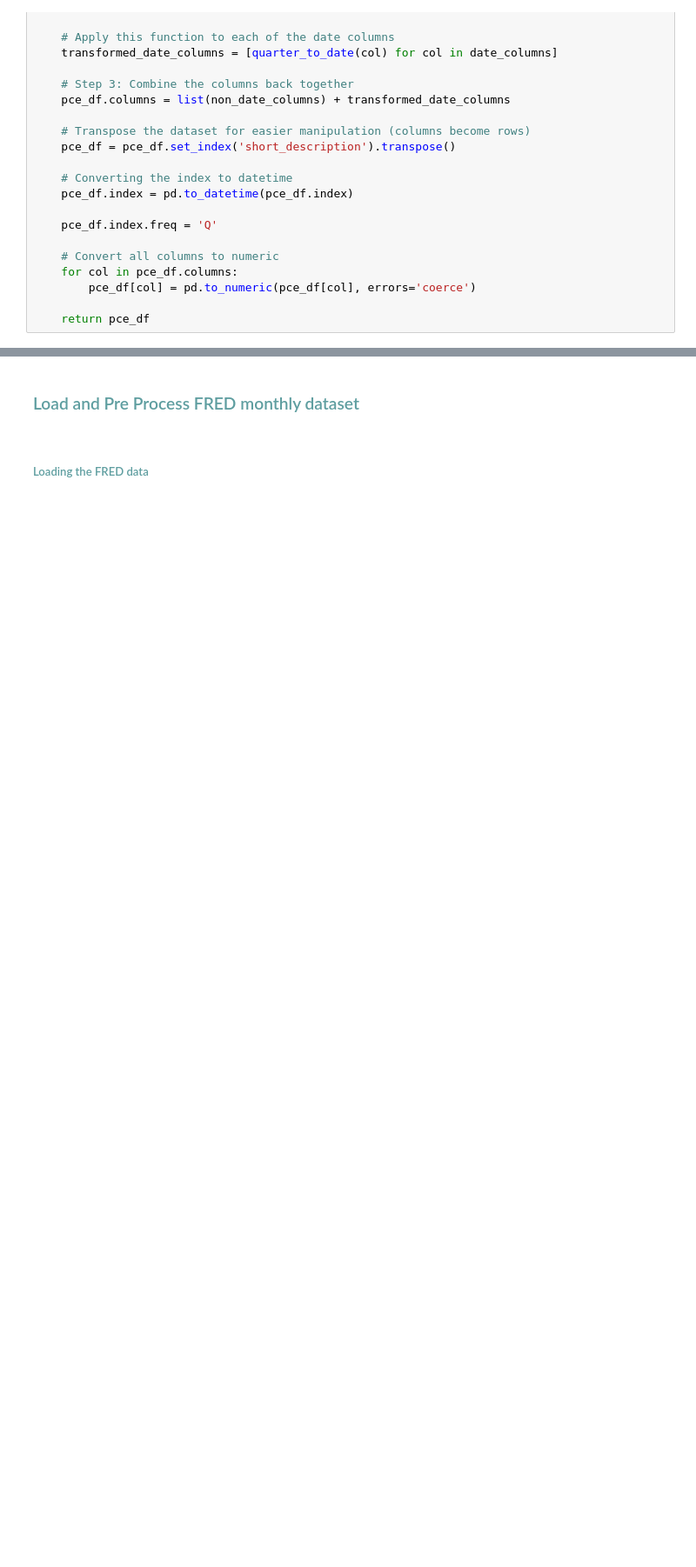
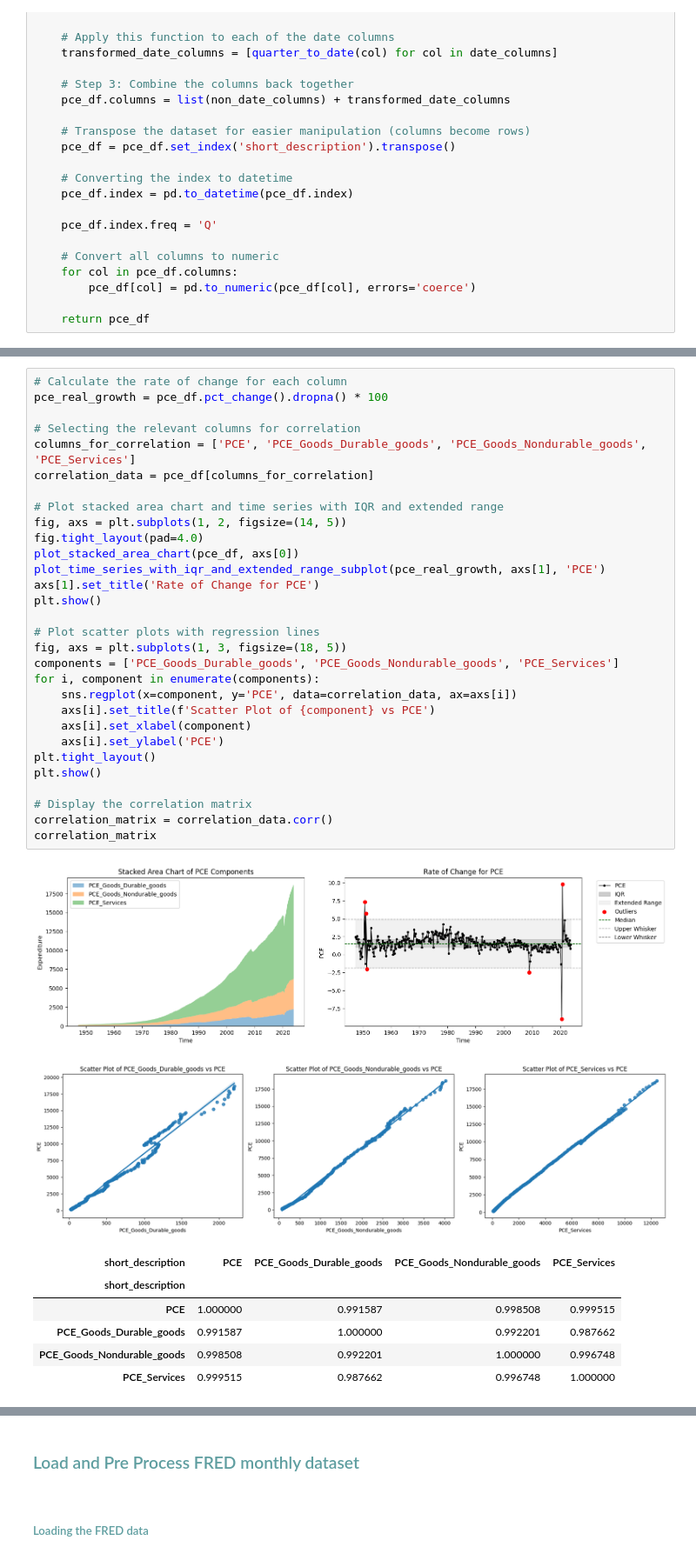
Before and after one commit to janjannagtegaal/NowCasting-M1, a Jupyter notebook: M1_NowCasting_Consumer_Exp.ipynb, the cells around one changed output, grey strips where cells are left out. Shown at 87% size. Saved outputs shown, nothing was run; the diff lists cells and outputs as text; blank space fills up the shorter version.

Commit message:
added visuals to M1_NowCasting_Consumer_Exp.ipynb

```diff
--- a/M1_NowCasting_Consumer_Exp.ipynb
+++ b/M1_NowCasting_Consumer_Exp.ipynb
@@ -340,0 +425,39 @@ def transform_date_formats(pce_df):
+# %%
+# Calculate the rate of change for each column
+pce_real_growth = pce_df.pct_change().dropna() * 100
+
+# Selecting the relevant columns for correlation
+columns_for_correlation = ['PCE', 'PCE_Goods_Durable_goods', 'PCE_Goods_Nondurable_goods', 'PCE_Services']
+correlation_data = pce_df[columns_for_correlation]
+
+# Plot stacked area chart and time series with IQR and extended range
+fig, axs = plt.subplots(1, 2, figsize=(14, 5))
+fig.tight_layout(pad=4.0)
+plot_stacked_area_chart(pce_df, axs[0])
+plot_time_series_with_iqr_and_extended_range_subplot(pce_real_growth, axs[1], 'PCE')
+axs[1].set_title('Rate of Change for PCE')
+plt.show()
+
+# Plot scatter plots with regression lines
+fig, axs = plt.subplots(1, 3, figsize=(18, 5))
+components = ['PCE_Goods_Durable_goods', 'PCE_Goods_Nondurable_goods', 'PCE_Services']
+for i, component in enumerate(components):
+    sns.regplot(x=component, y='PCE', data=correlation_data, ax=axs[i])
+    axs[i].set_title(f'Scatter Plot of {component} vs PCE')
+    axs[i].set_xlabel(component)
+    axs[i].set_ylabel('PCE')
+plt.tight_layout()
+plt.show()
+
+# Display the correlation matrix
+correlation_matrix = correlation_data.corr()
+correlation_matrix
+# %% [output]
+[figure, added]
+[figure, added]
+| short_description | PCE | PCE_Goods_Durable_goods | PCE_Goods_Nondurable_goods | PCE_Services |
+| short_description |  |  |  |  |
+| PCE | 1.000000 | 0.991587 | 0.998508 | 0.999515 |
+| PCE_Goods_Durable_goods | 0.991587 | 1.000000 | 0.992201 | 0.987662 |
+| PCE_Goods_Nondurable_goods | 0.998508 | 0.992201 | 1.000000 | 0.996748 |
+| PCE_Services | 0.999515 | 0.987662 | 0.996748 | 1.000000 |
```
Also changed, not shown: parts of 17 cells of this notebook, 2 other files.
